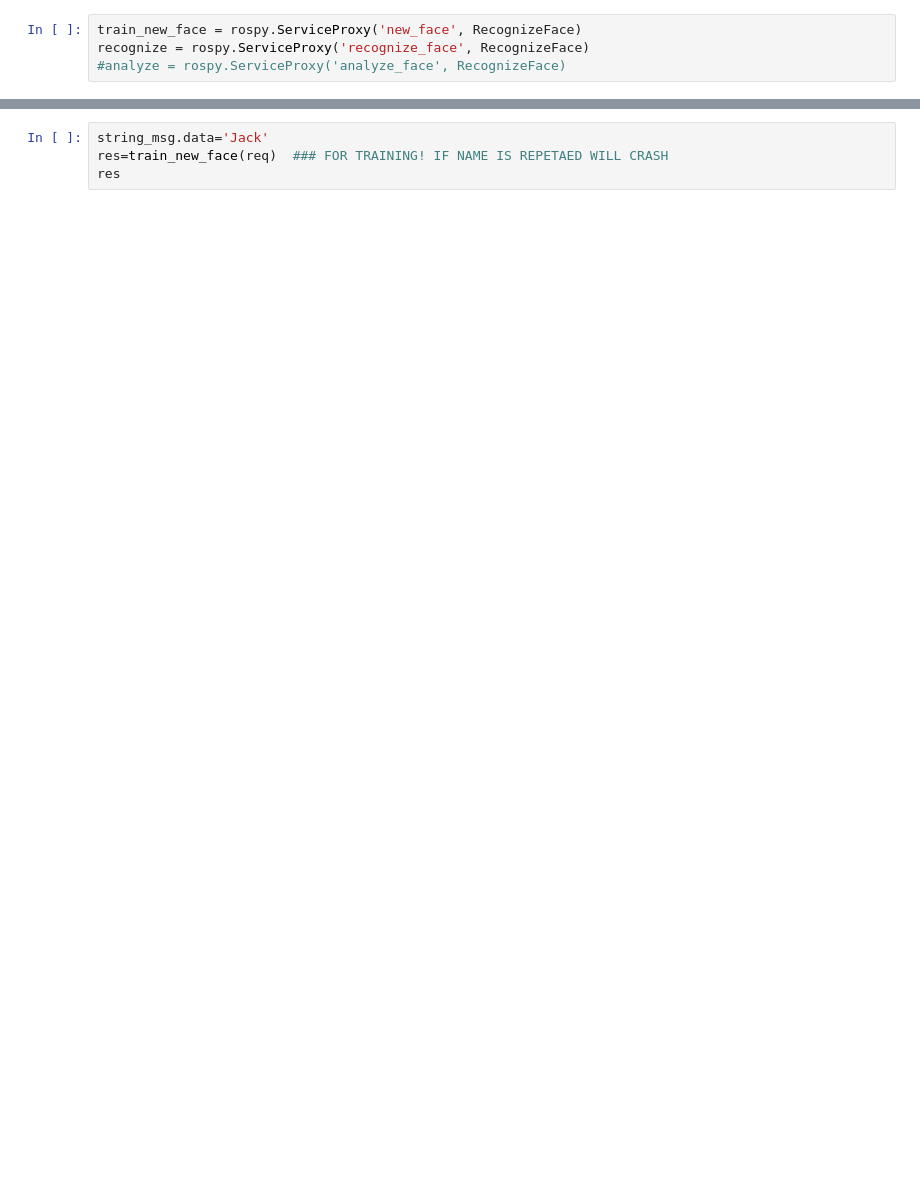
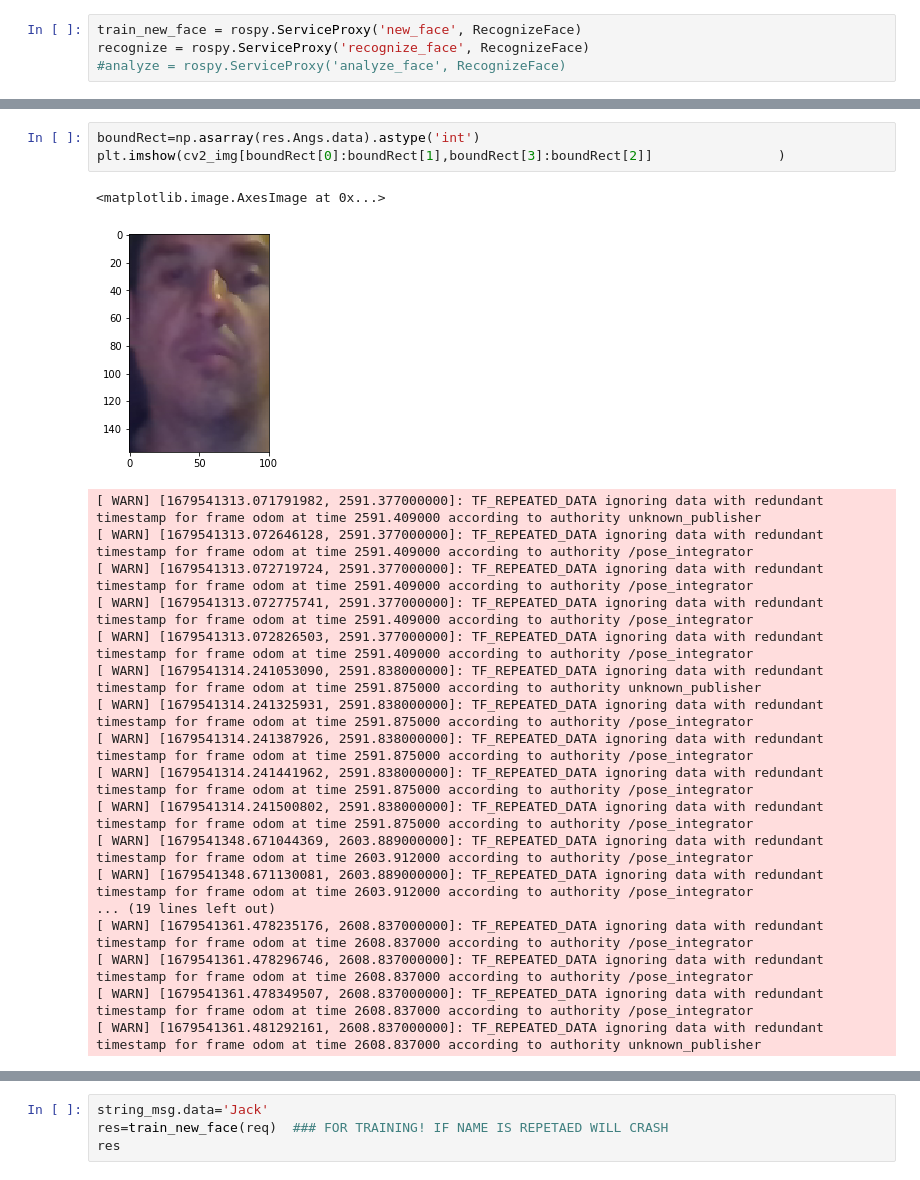
Before and after one commit to takeshi-pumas/catkin_extras, a Jupyter notebook: src/smaches/How_to_use_face_recog_deepface_serverasdasd.ipynb, the cells around one changed output, grey strips where cells are left out. Drawn from its saved outputs; the diff is of its cells as text; blank space fills up the shorter version.

```diff
--- a/src/smaches/How_to_use_face_recog_deepface_serverasdasd.ipynb
+++ b/src/smaches/How_to_use_face_recog_deepface_serverasdasd.ipynb
@@ -260,0 +263,23 @@ res
+# %%
+boundRect=np.asarray(res.Angs.data).astype('int')
+plt.imshow(cv2_img[boundRect[0]:boundRect[1],boundRect[3]:boundRect[2]]                )
+# %% [output]
+<matplotlib.image.AxesImage at 0x...>
+[figure, added]
+[ WARN] [1679541313.071791982, 2591.377000000]: TF_REPEATED_DATA ignoring data with redundant timestamp for frame odom at time 2591.409000 according to authority unknown_publisher
+[ WARN] [1679541313.072646128, 2591.377000000]: TF_REPEATED_DATA ignoring data with redundant timestamp for frame odom at time 2591.409000 according to authority /pose_integrator
+[ WARN] [1679541313.072719724, 2591.377000000]: TF_REPEATED_DATA ignoring data with redundant timestamp for frame odom at time 2591.409000 according to authority /pose_integrator
+[ WARN] [1679541313.072775741, 2591.377000000]: TF_REPEATED_DATA ignoring data with redundant timestamp for frame odom at time 2591.409000 according to authority /pose_integrator
+[ WARN] [1679541313.072826503, 2591.377000000]: TF_REPEATED_DATA ignoring data with redundant timestamp for frame odom at time 2591.409000 according to authority /pose_integrator
+[ WARN] [1679541314.241053090, 2591.838000000]: TF_REPEATED_DATA ignoring data with redundant timestamp for frame odom at time 2591.875000 according to authority unknown_publisher
+[ WARN] [1679541314.241325931, 2591.838000000]: TF_REPEATED_DATA ignoring data with redundant timestamp for frame odom at time 2591.875000 according to authority /pose_integrator
+[ WARN] [1679541314.241387926, 2591.838000000]: TF_REPEATED_DATA ignoring data with redundant timestamp for frame odom at time 2591.875000 according to authority /pose_integrator
+[ WARN] [1679541314.241441962, 2591.838000000]: TF_REPEATED_DATA ignoring data with redundant timestamp for frame odom at time 2591.875000 according to authority /pose_integrator
+[ WARN] [1679541314.241500802, 2591.838000000]: TF_REPEATED_DATA ignoring data with redundant timestamp for frame odom at time 2591.875000 according to authority /pose_integrator
+[ WARN] [1679541348.671044369, 2603.889000000]: TF_REPEATED_DATA ignoring data with redundant timestamp for frame odom at time 2603.912000 according to authority /pose_integrator
+[ WARN] [1679541348.671130081, 2603.889000000]: TF_REPEATED_DATA ignoring data with redundant timestamp for frame odom at time 2603.912000 according to authority /pose_integrator
+... (19 lines left out)
+[ WARN] [1679541361.478235176, 2608.837000000]: TF_REPEATED_DATA ignoring data with redundant timestamp for frame odom at time 2608.837000 according to authority /pose_integrator
+[ WARN] [1679541361.478296746, 2608.837000000]: TF_REPEATED_DATA ignoring data with redundant timestamp for frame odom at time 2608.837000 according to authority /pose_integrator
+[ WARN] [1679541361.478349507, 2608.837000000]: TF_REPEATED_DATA ignoring data with redundant timestamp for frame odom at time 2608.837000 according to authority /pose_integrator
+[ WARN] [1679541361.481292161, 2608.837000000]: TF_REPEATED_DATA ignoring data with redundant timestamp for frame odom at time 2608.837000 according to authority unknown_publisher
```
Also changed, not shown: parts of 29 cells of this notebook, 2 other files.
